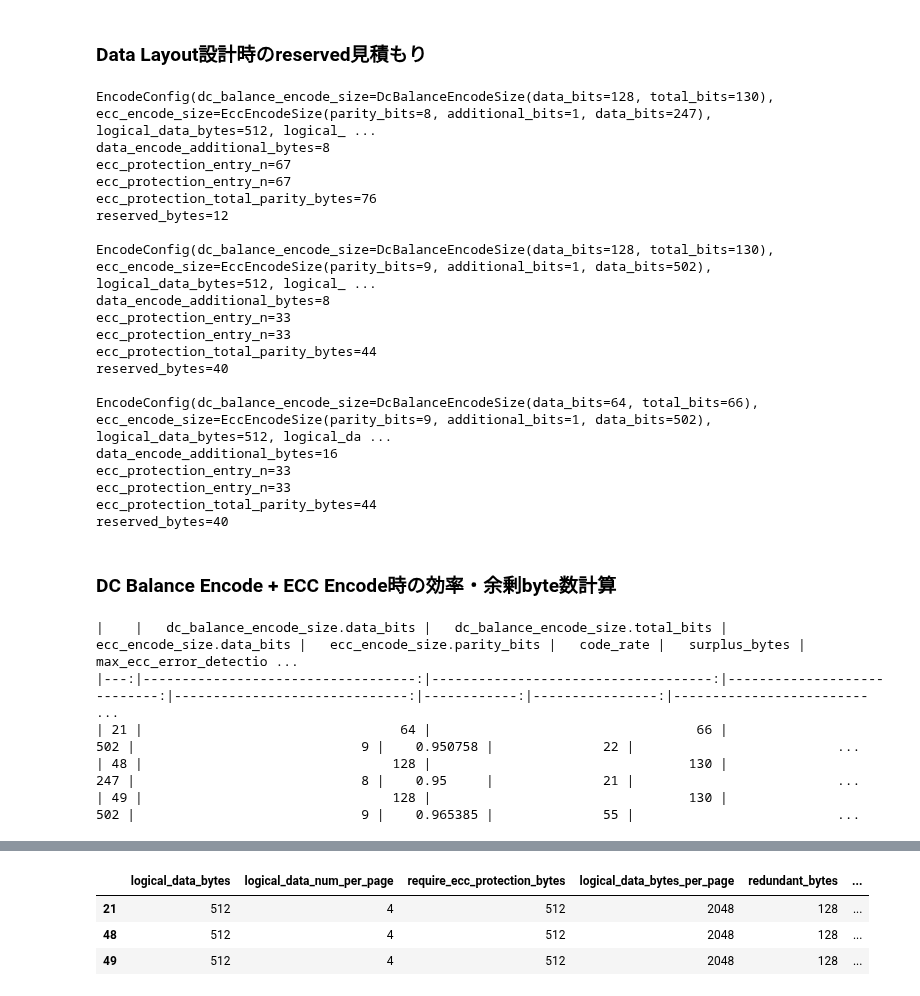
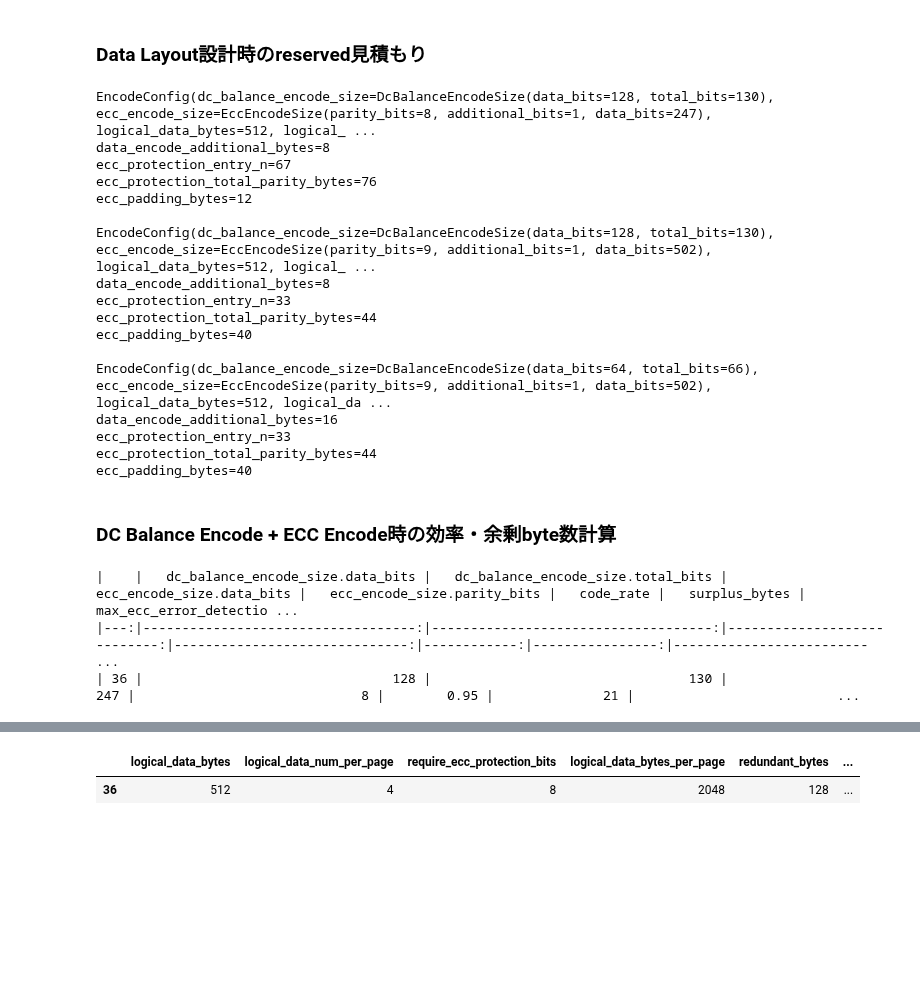
Before and after one commit to wipeseals/broccoli, a Jupyter notebook: misc/data-layout/data-layout.ipynb, the cells around one changed output, grey strips where cells are left out. Drawn from its saved outputs; the diff is of its cells as text; code cells hidden in the pictures; blank space fills up the shorter version.

Commit message:
fix: `8bit ECC for each 512byte` の解釈を修正して再計算

```diff
--- a/misc/data-layout/data-layout.ipynb
+++ b/misc/data-layout/data-layout.ipynb
@@ -319,10 +296,6 @@ class EncodeConfig:
 # %% [markdown]
 ### Data Layout設計時のreserved見積もり
 # %%
-def data_align(data: int, align_bytes: int) -> int:
-    """Align data to the next multiple of align_bytes."""
-    return math.ceil(data/align_bytes)*align_bytes
-
 
 calc_config_list = [
     EncodeConfig(dc_balance_encode_size=DcBalanceEncodeSize(128, 130), ecc_encode_size=EccEncodeSize.from_parity_bits(8)),
@@ -331,52 +304,30 @@ calc_config_list = [
 ]
 
 for c in calc_config_list:
-    # ECC保護対象全データ
-    ecc_protection_bytes = c.logical_data_bytes * c.logical_data_num_per_page
-    ecc_protection_bits = ecc_protection_bytes * 8
-
-    data_encode_additional_bytes = math.ceil(c.logical_data_bytes * (c.dc_balance_encode_size.total_bits / c.dc_balance_encode_size.data_bits))-c.logical_data_bytes
-
-    ecc_data_bits = c.ecc_encode_size.data_bits
-    ecc_parity_bits = c.ecc_encode_size.parity_bits + c.ecc_encode_size.additional_bits
-
-    ecc_protection_entry_n = math.ceil(ecc_protection_bits / ecc_data_bits)
-    ecc_protection_total_parity_bits = ecc_protection_entry_n * ecc_parity_bits
-    ecc_protection_total_parity_bytes = data_align(ecc_protection_total_parity_bits / 8, align_bytes=4)
-
     print(c)
-    print(f"data_encode_additional_bytes={data_encode_additional_bytes}")
-    print(f"ecc_protection_entry_n={ecc_protection_entry_n}")
-
-    print(f"ecc_protection_entry_n={ecc_protection_entry_n}")
-    print(f"ecc_protection_total_parity_bytes={ecc_protection_total_parity_bytes}")
-
-    reserved_bits = ecc_protection_bits % ecc_data_bits
-    reserved_bytes = data_align(reserved_bits / 8, align_bytes=4)
-
-    print(f"reserved_bytes={reserved_bytes}")
+    print(f"data_encode_additional_bytes={c.data_encode_additional_bytes}")
+    print(f"ecc_protection_entry_n={c.ecc_protection_entry_n}")
+    print(f"ecc_protection_total_parity_bytes={c.ecc_protection_total_parity_bytes}")
+    print(f"ecc_padding_bytes={c.ecc_padding_bytes}")
     print("")
 # %% [output]
 EncodeConfig(dc_balance_encode_size=DcBalanceEncodeSize(data_bits=128, total_bits=130), ecc_encode_size=EccEncodeSize(parity_bits=8, additional_bits=1, data_bits=247), logical_data_bytes=512, logical_ ...
 data_encode_additional_bytes=8
 ecc_protection_entry_n=67
-ecc_protection_entry_n=67
 ecc_protection_total_parity_bytes=76
-reserved_bytes=12
+ecc_padding_bytes=12
 
 EncodeConfig(dc_balance_encode_size=DcBalanceEncodeSize(data_bits=128, total_bits=130), ecc_encode_size=EccEncodeSize(parity_bits=9, additional_bits=1, data_bits=502), logical_data_bytes=512, logical_ ...
 data_encode_additional_bytes=8
 ecc_protection_entry_n=33
-ecc_protection_entry_n=33
 ecc_protection_total_parity_bytes=44
-reserved_bytes=40
+ecc_padding_bytes=40
 
 EncodeConfig(dc_balance_encode_size=DcBalanceEncodeSize(data_bits=64, total_bits=66), ecc_encode_size=EccEncodeSize(parity_bits=9, additional_bits=1, data_bits=502), logical_data_bytes=512, logical_da ...
 data_encode_additional_bytes=16
 ecc_protection_entry_n=33
-ecc_protection_entry_n=33
 ecc_protection_total_parity_bytes=44
-reserved_bytes=40
+ecc_padding_bytes=40
 # %% [markdown]
 ### DC Balance Encode + ECC Encode時の効率・余剰byte数計算
 # %%
@@ -395,7 +346,7 @@ dc_balance_encode_size_list = [
     # DcBalanceEncodeSize(1, 1),  # disable
 ]
 
-parity_len_n = 16  # 計算対象にするparity長
+parity_len_n = 12  # 計算対象にするparity長
 ecc_encode_size_list = [
     EccEncodeSize.from_parity_bits(i) for i in range(2, parity_len_n)
 ]
@@ -427,6 +378,15 @@ def print_chart(df: pd.DataFrame):
         )
         .properties(width=300, height=300)
     )
+    base_chart_3 = (
+        alt.Chart(df)
+        .mark_point()
+        .encode(
+            alt.X("ecc_encode_size\\.data_bits:N"),
+            alt.Row("dc_balance_encode_size\\.data_bits:N"),
+        )
+        .properties(width=300, height=100)
+    )
     alt.vconcat(
         # 横軸: ECCのデータビット数, 縦軸: 冗長データ量, 行: DC Balance Encodeのデータビット数
         alt.hconcat(
@@ -446,6 +406,17 @@ def print_chart(df: pd.DataFrame):
             ),
             base_chart_2.encode(
                 alt.Color("code_rate:Q"),
+            ),
+        ).resolve_scale(color="independent"),
+        # 余剰byte数、Padding余りbyte数
+        alt.hconcat(
+            base_chart_3.encode(
+                alt.Y("ecc_padding_bytes:Q"),
+                alt.Color("is_sufficient_total_bytes:N"),
+            ),
+            base_chart_3.encode(
+                alt.Y("ecc_protection_entry_n:Q"),
+                alt.Color("is_sufficient_ecc_protection:N"),
             ),
         ).resolve_scale(color="independent"),
     ).resolve_scale(color="independent").display()
@@ -456,37 +427,33 @@ available_encode_config_df = encode_config_df.query(
     "is_sufficient_total_bytes and is_sufficient_ecc_protection"
 )
 print(
     tabulate(
         available_encode_config_df[
             [
                 "dc_balance_encode_size.data_bits",
                 "dc_balance_encode_size.total_bits",
                 "ecc_encode_size.data_bits",
                 "ecc_encode_size.parity_bits",
                 # "ecc_encode_size.additional_bits",
                 "code_rate",
                 "surplus_bytes",
                 "max_ecc_error_detection_count",
             ]
         ],
         headers="keys",
         tablefmt="pipe",
     )
 )
 
 # 全体
 print_chart(encode_config_df)
 print_chart(available_encode_config_df)
 available_encode_config_df
 # %% [output]
 |    |   dc_balance_encode_size.data_bits |   dc_balance_encode_size.total_bits |   ecc_encode_size.data_bits |   ecc_encode_size.parity_bits |   code_rate |   surplus_bytes |   max_ecc_error_detectio ...
 |---:|-----------------------------------:|------------------------------------:|----------------------------:|------------------------------:|------------:|----------------:|------------------------- ...
-| 21 |                                 64 |                                  66 |                         502 |                             9 |    0.950758 |              22 |                          ...
-| 48 |                                128 |                                 130 |                         247 |                             8 |    0.95     |              21 |                          ...
-| 49 |                                128 |                                 130 |                         502 |                             9 |    0.965385 |              55 |                          ...
+| 36 |                                128 |                                 130 |                         247 |                             8 |        0.95 |              21 |                          ...
 [interactive output not drawn]
 [interactive output not drawn]
-|  | logical_data_bytes | logical_data_num_per_page | require_ecc_protection_bytes | logical_data_bytes_per_page | redundant_bytes | ... |
-| 21 | 512 | 4 | 512 | 2048 | 128 | ... |
-| 48 | 512 | 4 | 512 | 2048 | 128 | ... |
-| 49 | 512 | 4 | 512 | 2048 | 128 | ... |
+|  | logical_data_bytes | logical_data_num_per_page | require_ecc_protection_bits | logical_data_bytes_per_page | redundant_bytes | ... |
+| 36 | 512 | 4 | 8 | 2048 | 128 | ... |
```
Also changed, not shown: parts of 2 cells of this notebook.
